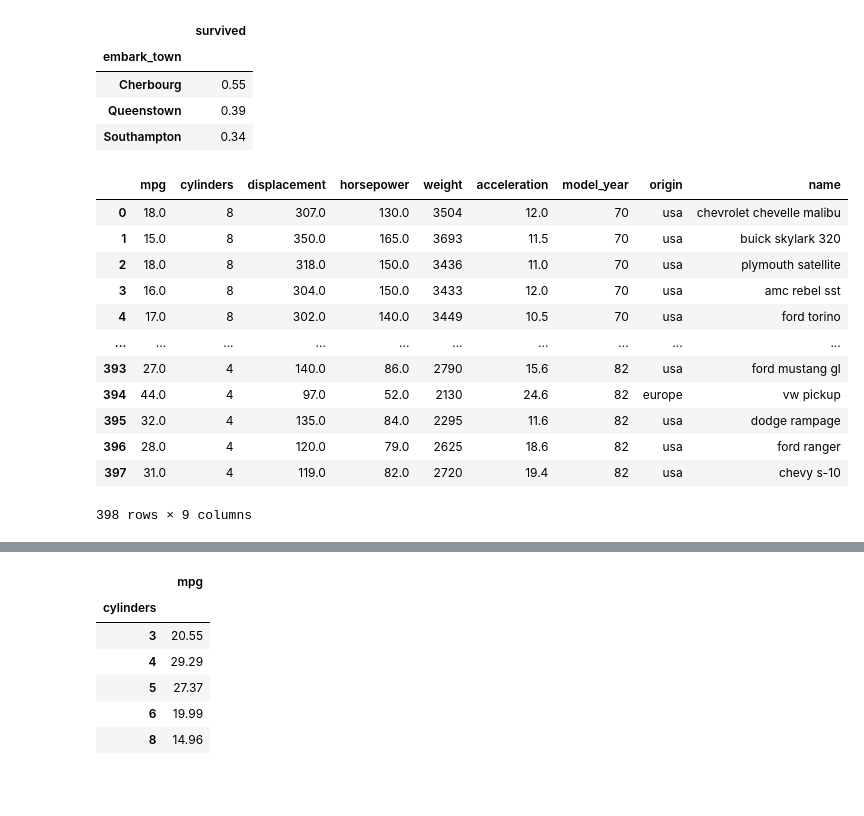
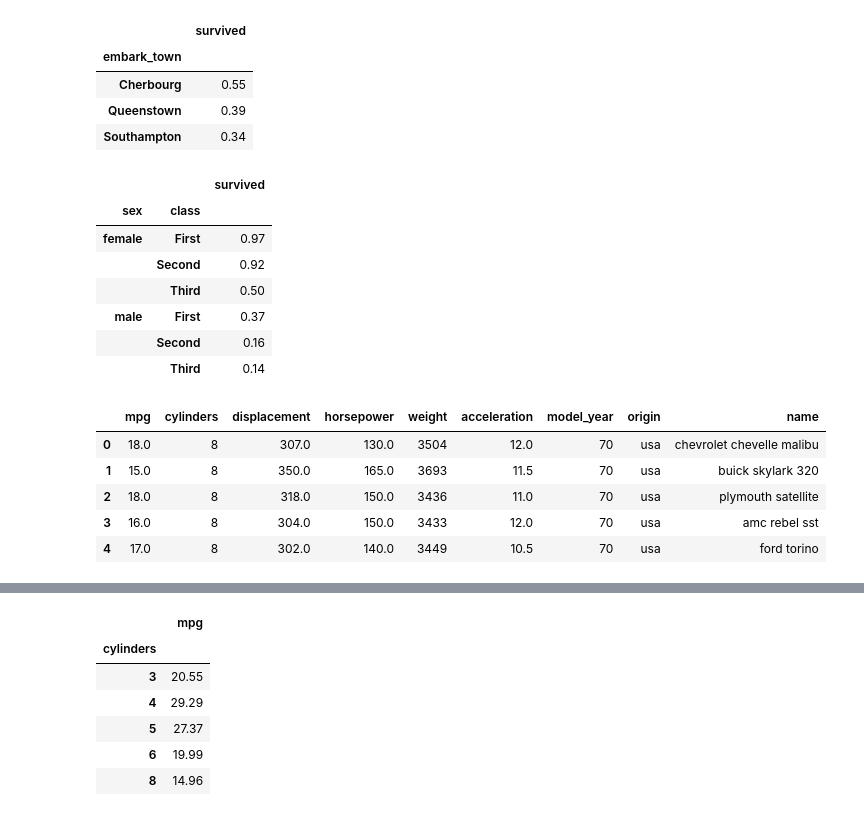
Before and after one commit to OHxhxs/Data---Analysis-2021-11, a Jupyter notebook: 02.pandas/09.pd연습문제.ipynb, the cells around one changed output, grey strips where cells are left out. Saved outputs shown, nothing was run; the diff lists cells and outputs as text; code cells hidden in the pictures; blank space fills up the shorter version.

```diff
--- a/02.pandas/09.pd연습문제.ipynb
+++ b/02.pandas/09.pd연습문제.ipynb
@@ -182,23 +296,27 @@ Titanic.groupby('embark_town')[['survived']].mean().round(2)
 | Cherbourg | 0.55 |
 | Queenstown | 0.39 |
 | Southampton | 0.34 |
+# %%
+Titanic.groupby(['sex','class'])[['survived']].mean().round(2)
+# %% [output]
+|  |  | survived |
+| sex | class |  |
+| female | First | 0.97 |
+|  | Second | 0.92 |
+|  | Third | 0.50 |
+| male | First | 0.37 |
+|  | Second | 0.16 |
+|  | Third | 0.14 |
 # %%
 # 3번문제)
 mpg = sns.load_dataset('mpg')
-mpg
+mpg.head()
 # %% [output]
 |  | mpg | cylinders | displacement | horsepower | weight | acceleration | model_year | origin | name |
 | 0 | 18.0 | 8 | 307.0 | 130.0 | 3504 | 12.0 | 70 | usa | chevrolet chevelle malibu |
 | 1 | 15.0 | 8 | 350.0 | 165.0 | 3693 | 11.5 | 70 | usa | buick skylark 320 |
 | 2 | 18.0 | 8 | 318.0 | 150.0 | 3436 | 11.0 | 70 | usa | plymouth satellite |
 | 3 | 16.0 | 8 | 304.0 | 150.0 | 3433 | 12.0 | 70 | usa | amc rebel sst |
 | 4 | 17.0 | 8 | 302.0 | 140.0 | 3449 | 10.5 | 70 | usa | ford torino |
-| ... | ... | ... | ... | ... | ... | ... | ... | ... | ... |
-| 393 | 27.0 | 4 | 140.0 | 86.0 | 2790 | 15.6 | 82 | usa | ford mustang gl |
-| 394 | 44.0 | 4 | 97.0 | 52.0 | 2130 | 24.6 | 82 | europe | vw pickup |
-| 395 | 32.0 | 4 | 135.0 | 84.0 | 2295 | 11.6 | 82 | usa | dodge rampage |
-| 396 | 28.0 | 4 | 120.0 | 79.0 | 2625 | 18.6 | 82 | usa | ford ranger |
-| 397 | 31.0 | 4 | 119.0 | 82.0 | 2720 | 19.4 | 82 | usa | chevy s-10 |
-398 rows × 9 columns
 # %%
 # a)
```
Also changed, not shown: parts of 26 cells of this notebook, 7 other files.
